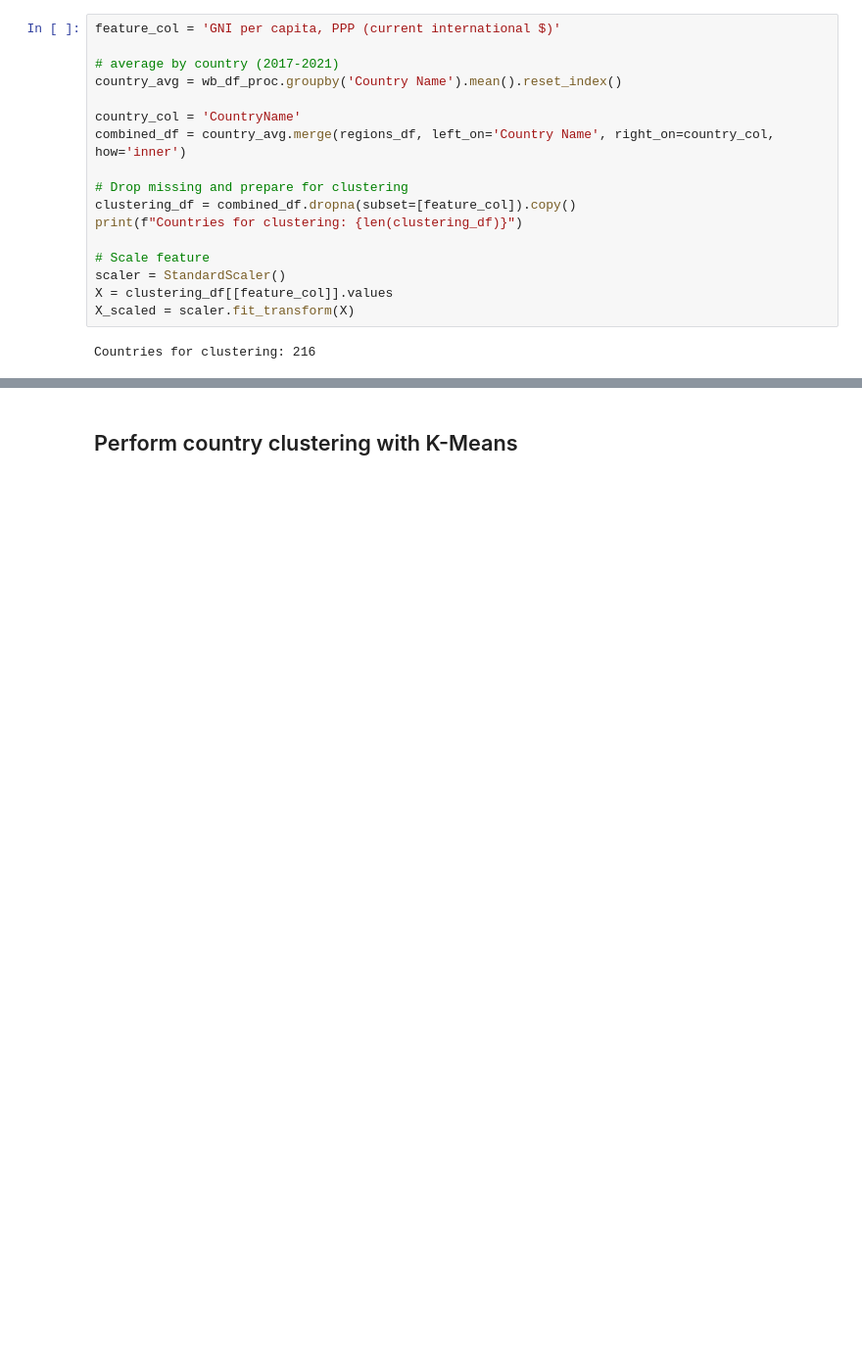
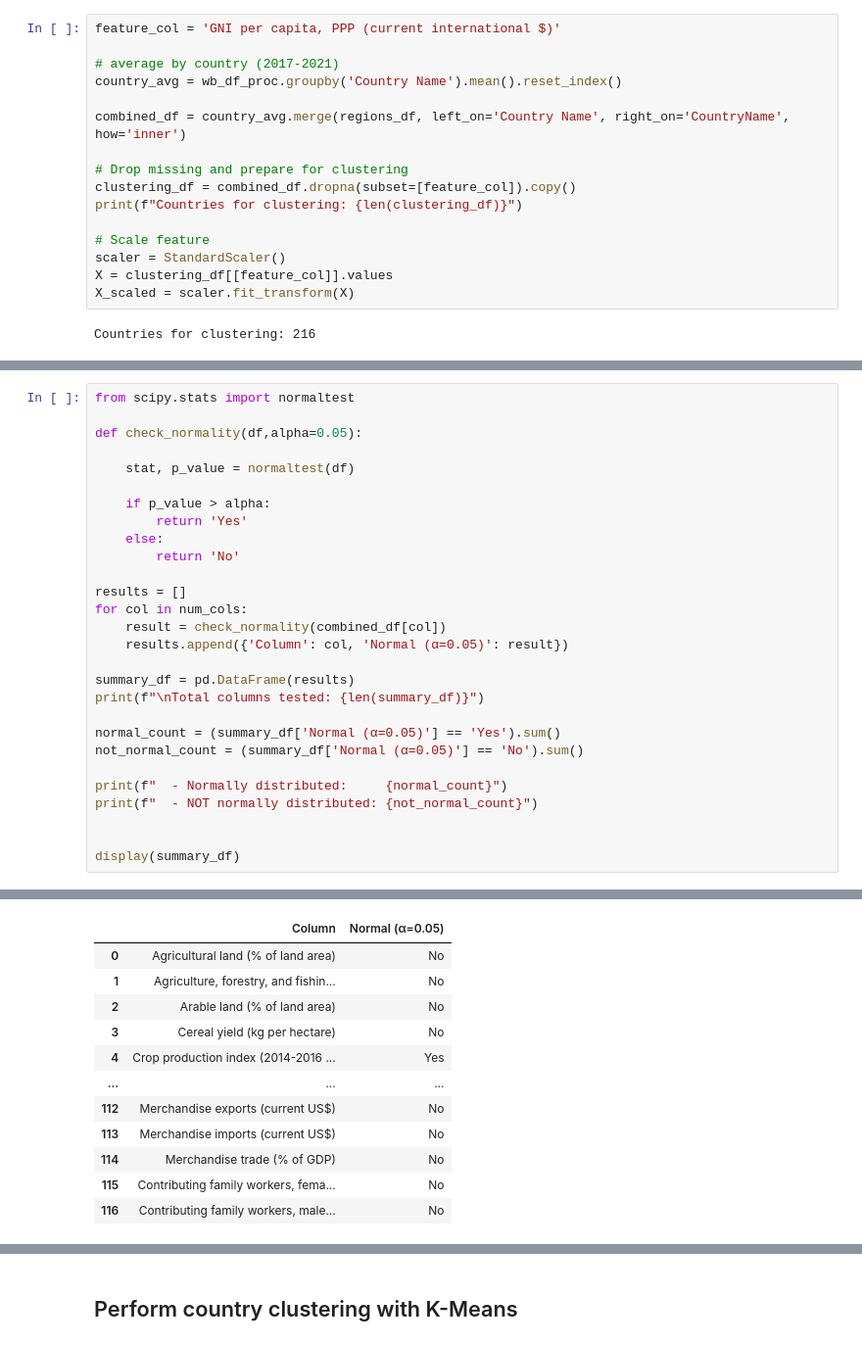
Before and after one commit to NareMu/ML-Classification-and-Clustering-Project, a Jupyter notebook: proj1/part2-1.ipynb, the cells around one changed output, grey strips where cells are left out. Shown at 98% size. Cells and saved outputs as stored; diff of their text form; blank space fills up the shorter version.

```diff
--- a/proj1/part2-1.ipynb
+++ b/proj1/part2-1.ipynb
@@ -124,8 +124,7 @@ feature_col = 'GNI per capita, PPP (current international $)'
 # average by country (2017-2021)
 country_avg = wb_df_proc.groupby('Country Name').mean().reset_index()
 
-country_col = 'CountryName'
-combined_df = country_avg.merge(regions_df, left_on='Country Name', right_on=country_col, how='inner')
+combined_df = country_avg.merge(regions_df, left_on='Country Name', right_on='CountryName', how='inner')
 
 # Drop missing and prepare for clustering
 clustering_df = combined_df.dropna(subset=[feature_col]).copy()
@@ -139,0 +153,29 @@ Countries for clustering: 216
+# %%
+from scipy.stats import normaltest
+
+def check_normality(df,alpha=0.05):
+
+    stat, p_value = normaltest(df)
+
+    if p_value > alpha:
+        return 'Yes'
+    else:
+        return 'No'
+
+results = []
+for col in num_cols:
+    result = check_normality(combined_df[col])
+    results.append({'Column': col, 'Normal (α=0.05)': result})
+
+summary_df = pd.DataFrame(results)
+print(f"\nTotal columns tested: {len(summary_df)}")
+
+normal_count = (summary_df['Normal (α=0.05)'] == 'Yes').sum()
+not_normal_count = (summary_df['Normal (α=0.05)'] == 'No').sum()
+
+print(f"  - Normally distributed:     {normal_count}")
+print(f"  - NOT normally distributed: {not_normal_count}")
+
+
+display(summary_df)
+# %% [output]
@@ -139,0 +185,12 @@ Countries for clustering: 216
+|  | Column | Normal (α=0.05) |
+| 0 | Agricultural land (% of land area) | No |
+| 1 | Agriculture, forestry, and fishin... | No |
+| 2 | Arable land (% of land area) | No |
+| 3 | Cereal yield (kg per hectare) | No |
+| 4 | Crop production index (2014-2016 ... | Yes |
+| ... | ... | ... |
+| 112 | Merchandise exports (current US$) | No |
+| 113 | Merchandise imports (current US$) | No |
+| 114 | Merchandise trade (% of GDP) | No |
+| 115 | Contributing family workers, fema... | No |
+| 116 | Contributing family workers, male... | No |
```
Also changed, not shown: parts of 5 cells of this notebook.
